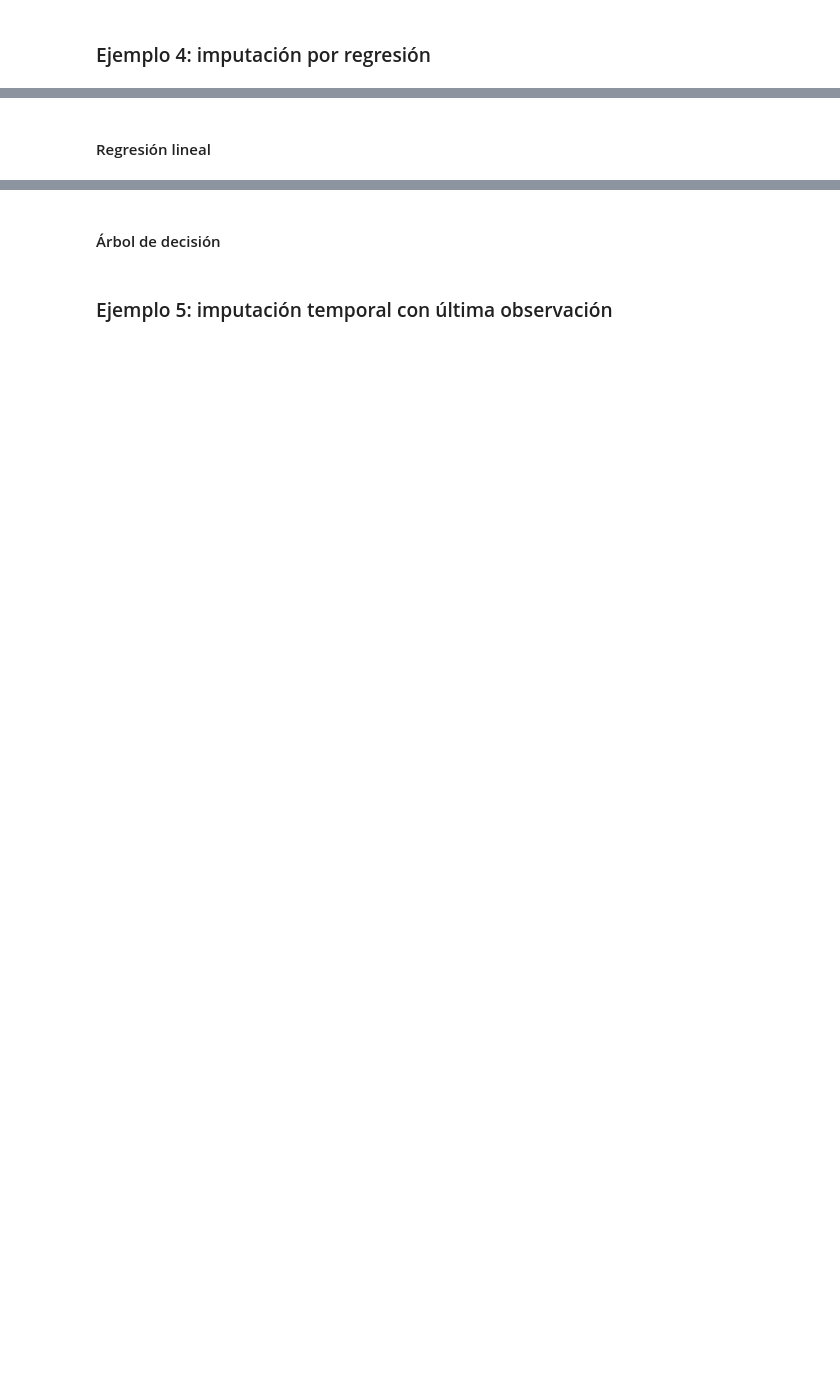
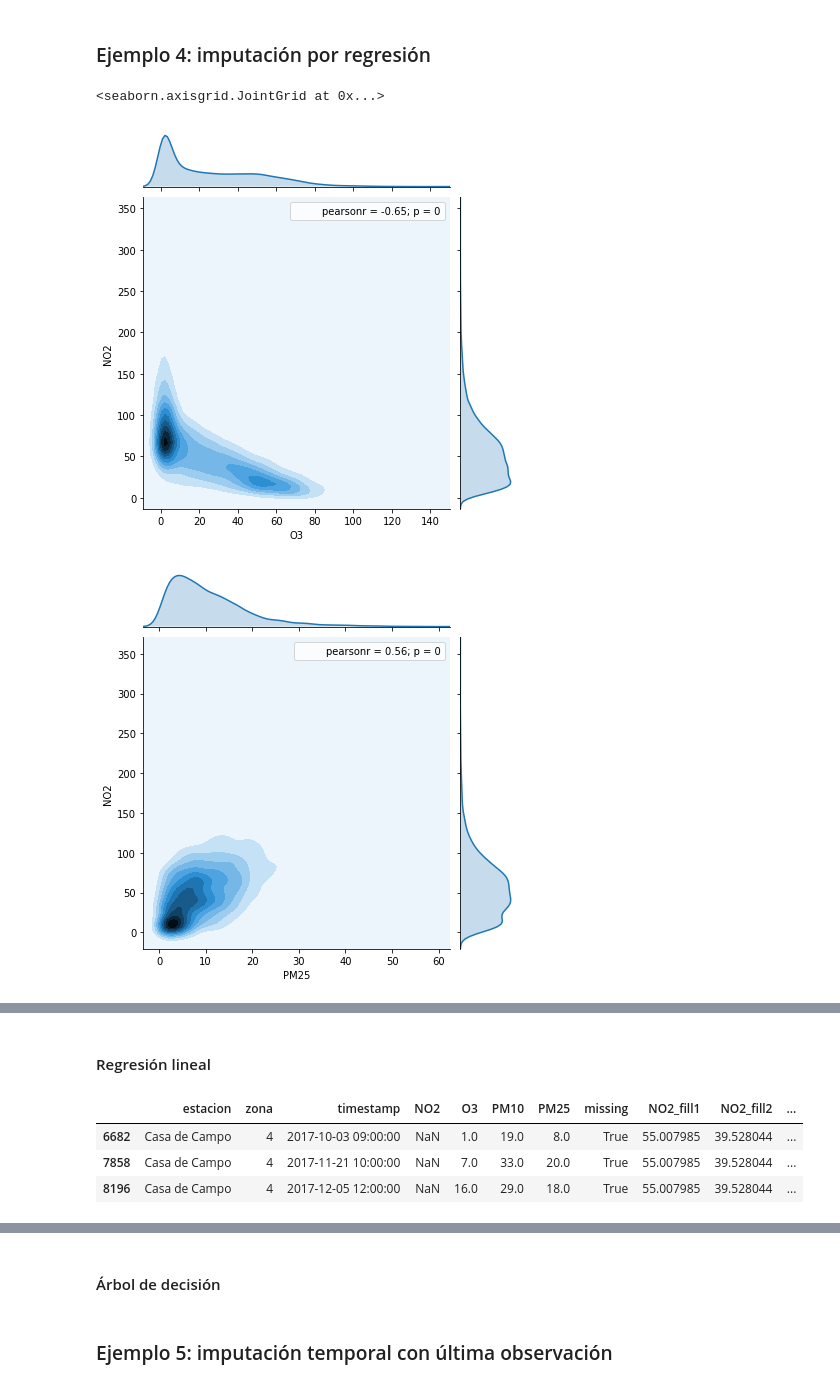
Before and after one commit to mariamedp/imputacion_valores_nulos, a Jupyter notebook: ejemplos.ipynb, the cells around one changed output, grey strips where cells are left out. Cells and saved outputs as stored; diff of their text form; code cells hidden in the pictures; blank space fills up the shorter version.

```diff
--- a/ejemplos.ipynb
+++ b/ejemplos.ipynb
@@ -128,2 +130,10 @@ Text(0.5,1,'Distribución NO2 por estación (zona 4)')
 # %% [markdown]
 ### Ejemplo 4: imputación por regresión
+# %%
+sns.jointplot('O3', 'NO2', data=contaminacion, kind='kde')
+sns.jointplot('PM25', 'NO2', data=contaminacion, kind='kde')
+sns.jointplot('PM10', 'NO2', data=contaminacion, kind='kde')
+# %% [output]
+<seaborn.axisgrid.JointGrid at 0x...>
+[figure, added]
+[figure, added]
@@ -131,0 +166,7 @@ Text(0.5,1,'Distribución NO2 por estación (zona 4)')
+# %%
+contaminacion[contaminacion.missing & contaminacion.NO2_fill4.notna()]
+# %% [output]
+|  | estacion | zona | timestamp | NO2 | O3 | PM10 | PM25 | missing | NO2_fill1 | NO2_fill2 | ... |
+| 6682 | Casa de Campo | 4 | 2017-10-03 09:00:00 | NaN | 1.0 | 19.0 | 8.0 | True | 55.007985 | 39.528044 | ... |
+| 7858 | Casa de Campo | 4 | 2017-11-21 10:00:00 | NaN | 7.0 | 33.0 | 20.0 | True | 55.007985 | 39.528044 | ... |
+| 8196 | Casa de Campo | 4 | 2017-12-05 12:00:00 | NaN | 16.0 | 29.0 | 18.0 | True | 55.007985 | 39.528044 | ... |
```
Also changed, not shown: parts of 11 cells of this notebook, 1 other file.
